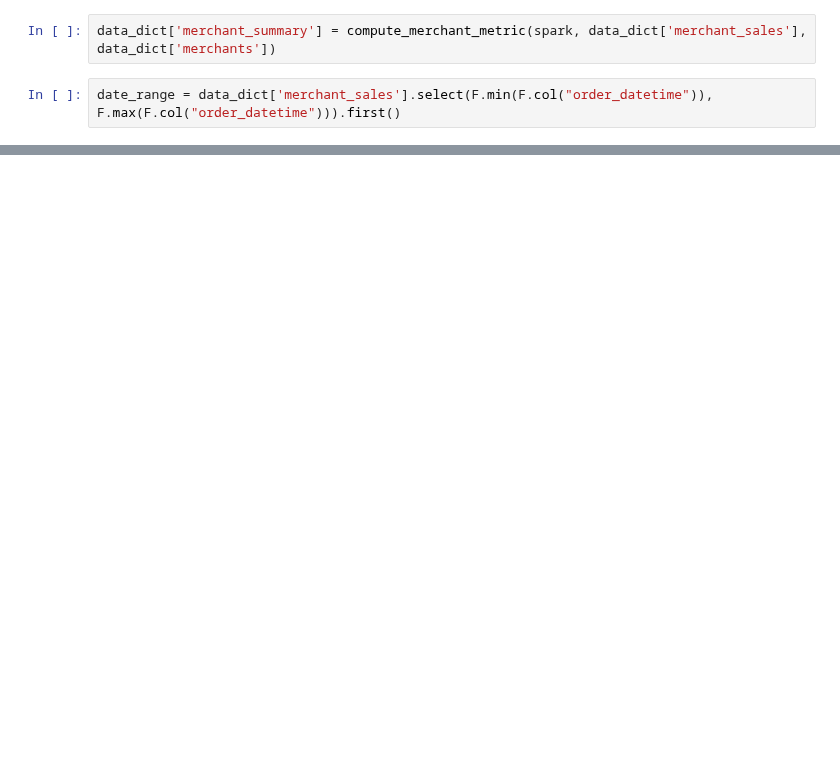
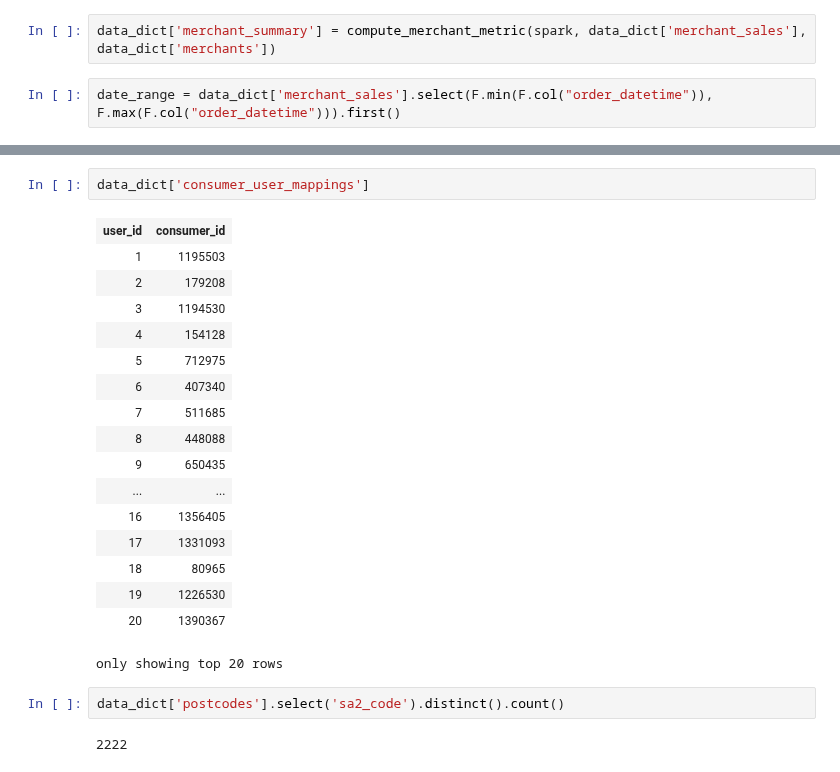
Before and after one commit to MAST30034-Applied-Data-Science/generic-buy-now-pay-later-project-group-19, a Jupyter notebook: notebooks/metrics_to_script_prototype.ipynb, the cells around one changed output, grey strips where cells are left out. Drawn from its saved outputs; the diff is of its cells as text; blank space fills up the shorter version.

```diff
--- a/notebooks/metrics_to_script_prototype.ipynb
+++ b/notebooks/metrics_to_script_prototype.ipynb
@@ -92,0 +158,24 @@ date_range = data_dict['merchant_sales'].select(F.min(F.col("order_datetime")),
+# %%
+data_dict['consumer_user_mappings']
+# %% [output]
+| user_id | consumer_id |
+| 1 | 1195503 |
+| 2 | 179208 |
+| 3 | 1194530 |
+| 4 | 154128 |
+| 5 | 712975 |
+| 6 | 407340 |
+| 7 | 511685 |
+| 8 | 448088 |
+| 9 | 650435 |
+| ... | ... |
+| 16 | 1356405 |
+| 17 | 1331093 |
+| 18 | 80965 |
+| 19 | 1226530 |
+| 20 | 1390367 |
+only showing top 20 rows
+# %%
+data_dict['postcodes'].select('sa2_code').distinct().count()
+# %% [output]
+2222
```
Also changed, not shown: parts of 26 cells of this notebook, 1 other file.
